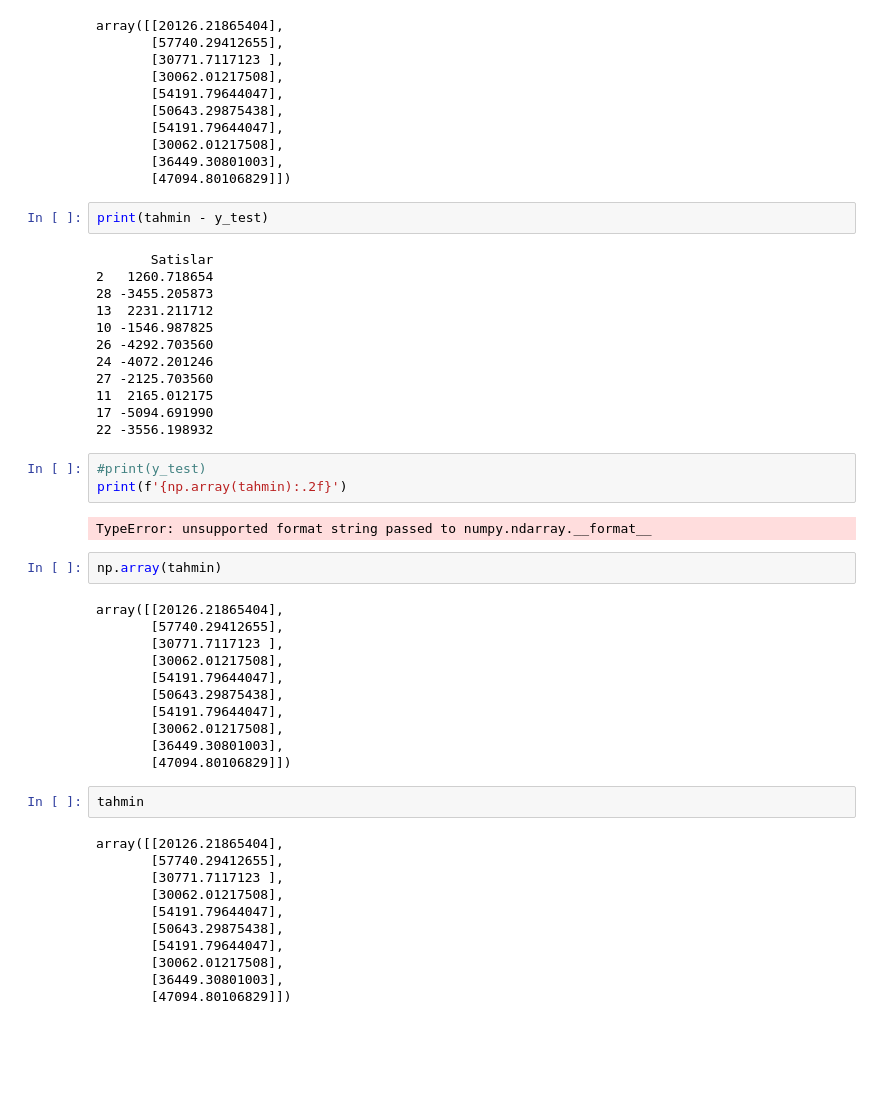
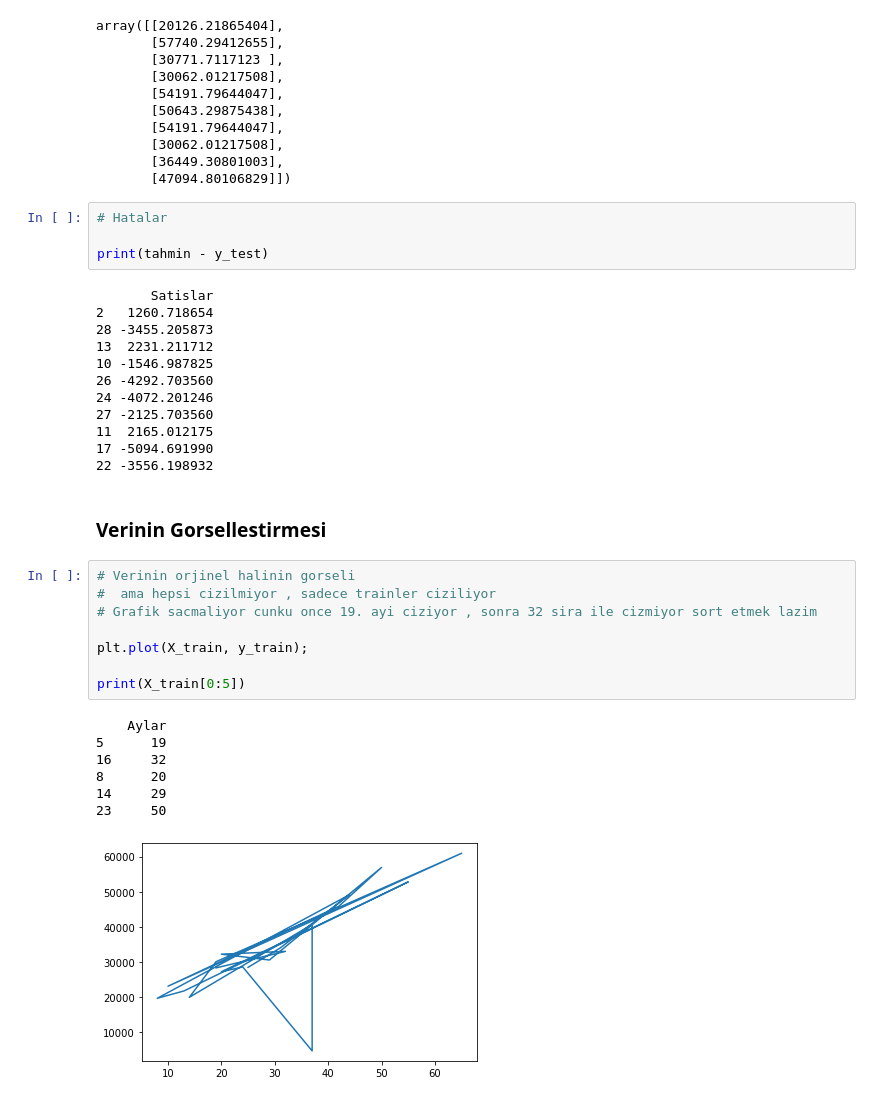
Before and after one commit to abdullahcayde/Trainings, a Jupyter notebook: ML/ML_sas_01.ipynb, the cells around one changed output. Saved outputs shown, nothing was run; the diff lists cells and outputs as text; blank space fills up the shorter version.

```diff
--- a/ML/ML_sas_01.ipynb
+++ b/ML/ML_sas_01.ipynb
@@ -116,6 +101,8 @@ array([[20126.21865404],
        [36449.30801003],
        [47094.80106829]])
 # %%
+# Hatalar
+
 print(tahmin - y_test)
 # %% [output]
        Satislar
@@ -129,34 +116,21 @@ print(tahmin - y_test)
 11  2165.012175
 17 -5094.691990
 22 -3556.198932
-# %%
-#print(y_test)
-print(f'{np.array(tahmin):.2f}')
-# %% [output]
-TypeError: unsupported format string passed to numpy.ndarray.__format__
-# %%
-np.array(tahmin)
-# %% [output]
-array([[20126.21865404],
-       [57740.29412655],
-       [30771.7117123 ],
-       [30062.01217508],
-       [54191.79644047],
-       [50643.29875438],
-       [54191.79644047],
-       [30062.01217508],
-       [36449.30801003],
-       [47094.80106829]])
-# %%
-tahmin
-# %% [output]
-array([[20126.21865404],
-       [57740.29412655],
-       [30771.7117123 ],
-       [30062.01217508],
-       [54191.79644047],
-       [50643.29875438],
-       [54191.79644047],
-       [30062.01217508],
-       [36449.30801003],
-       [47094.80106829]])
+# %% [markdown]
+### Verinin Gorsellestirmesi
+# %%
+# Verinin orjinel halinin gorseli
+#  ama hepsi cizilmiyor , sadece trainler ciziliyor
+# Grafik sacmaliyor cunku once 19. ayi ciziyor , sonra 32 sira ile cizmiyor sort etmek lazim
+
+plt.plot(X_train, y_train);
+
+print(X_train[0:5])
+# %% [output]
+    Aylar
+5      19
+16     32
+8      20
+14     29
+23     50
+[figure, added]
```
Also changed, not shown: parts of 6 cells of this notebook, 1 other file.
